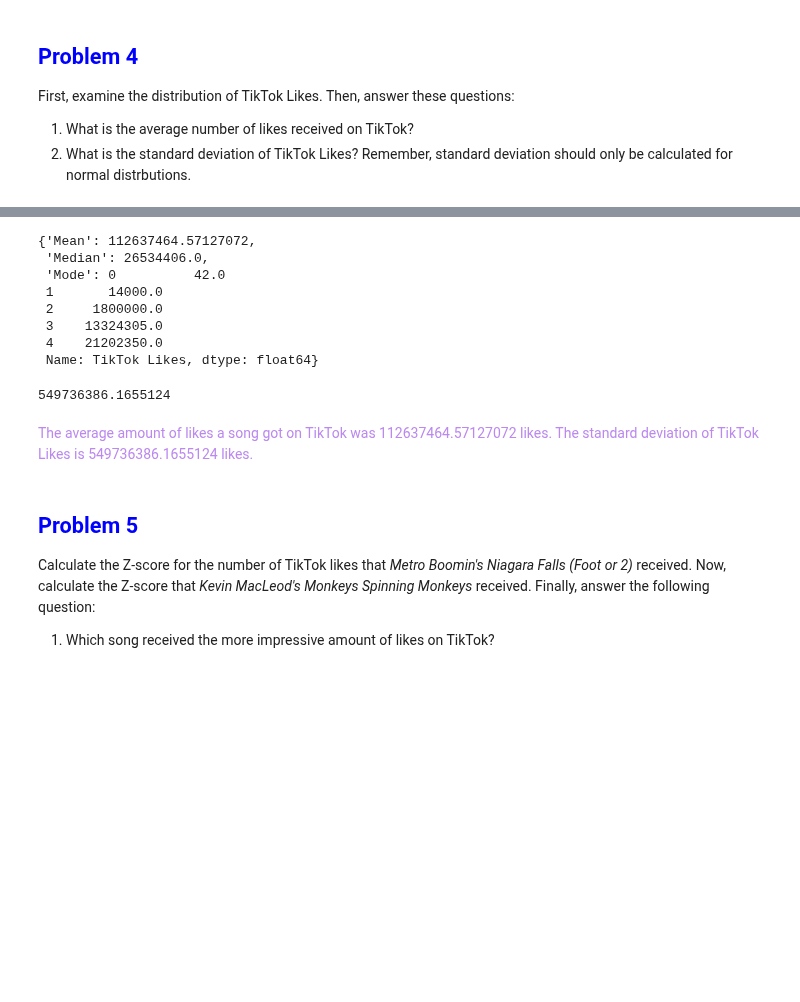
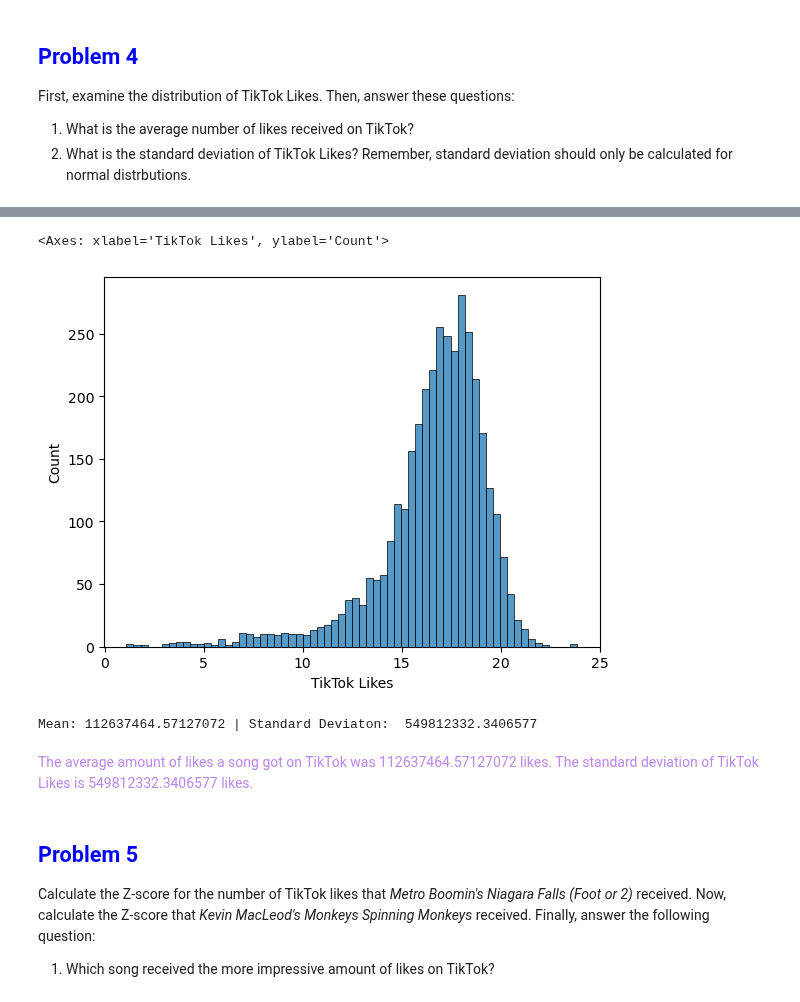
Before and after one commit to Asiandra/Artificial_Intelligence, a Jupyter notebook: Semester 1/Problem Set/Problem Set - Transforming Data.ipynb, the cells around one changed output, grey strips where cells are left out. Drawn from its saved outputs; the diff is of its cells as text; code cells hidden in the pictures; blank space fills up the shorter version.

```diff
--- a/Semester 1/Problem Set/Problem Set - Transforming Data.ipynb
+++ b/Semester 1/Problem Set/Problem Set - Transforming Data.ipynb
@@ -117,26 +132,17 @@ sns.histplot(data=df, x=TikTokLikes, bins=50)
 # %%
-summary = {
-    "Mean": df['TikTok Likes'].mean(),
-    "Median": df["TikTok Likes"].median(),
-    "Mode": df['TikTok Likes'].mode()
-}
-summary
+TikTokLikes = np.log(df['TikTok Likes'])
+sns.histplot(data=df, x=TikTokLikes)
 # %% [output]
-{'Mean': 112637464.57127072,
- 'Median': 26534406.0,
- 'Mode': 0          42.0
- 1       14000.0
- 2     1800000.0
- 3    13324305.0
- 4    21202350.0
- Name: TikTok Likes, dtype: float64}
+<Axes: xlabel='TikTok Likes', ylabel='Count'>
+[figure, added]
 # %%
-std_dev = np.std(df['TikTok Likes'])
-std_dev
+TTLMean=df['TikTok Likes'].mean()
+TTLSD=df['TikTok Likes'].std()
+print(f"Mean: {TTLMean} | Standard Deviaton:  {TTLSD}")
 # %% [output]
-549736386.1655124
+Mean: 112637464.57127072 | Standard Deviaton:  549812332.3406577
 # %% [markdown]
-<span style="color: #bb89ef">The average amount of likes a song got on TikTok was 112637464.57127072 likes. The standard deviation of TikTok Likes is 549736386.1655124 likes.</span>
+<span style="color: #bb89ef">The average amount of likes a song got on TikTok was 112637464.57127072 likes. The standard deviation of TikTok Likes is 549812332.3406577 likes.</span>
 # %% [markdown]
 ## <span style="color:blue">Problem 5</span>
 
```
Also changed, not shown: parts of 5 cells of this notebook, 2 other files.
